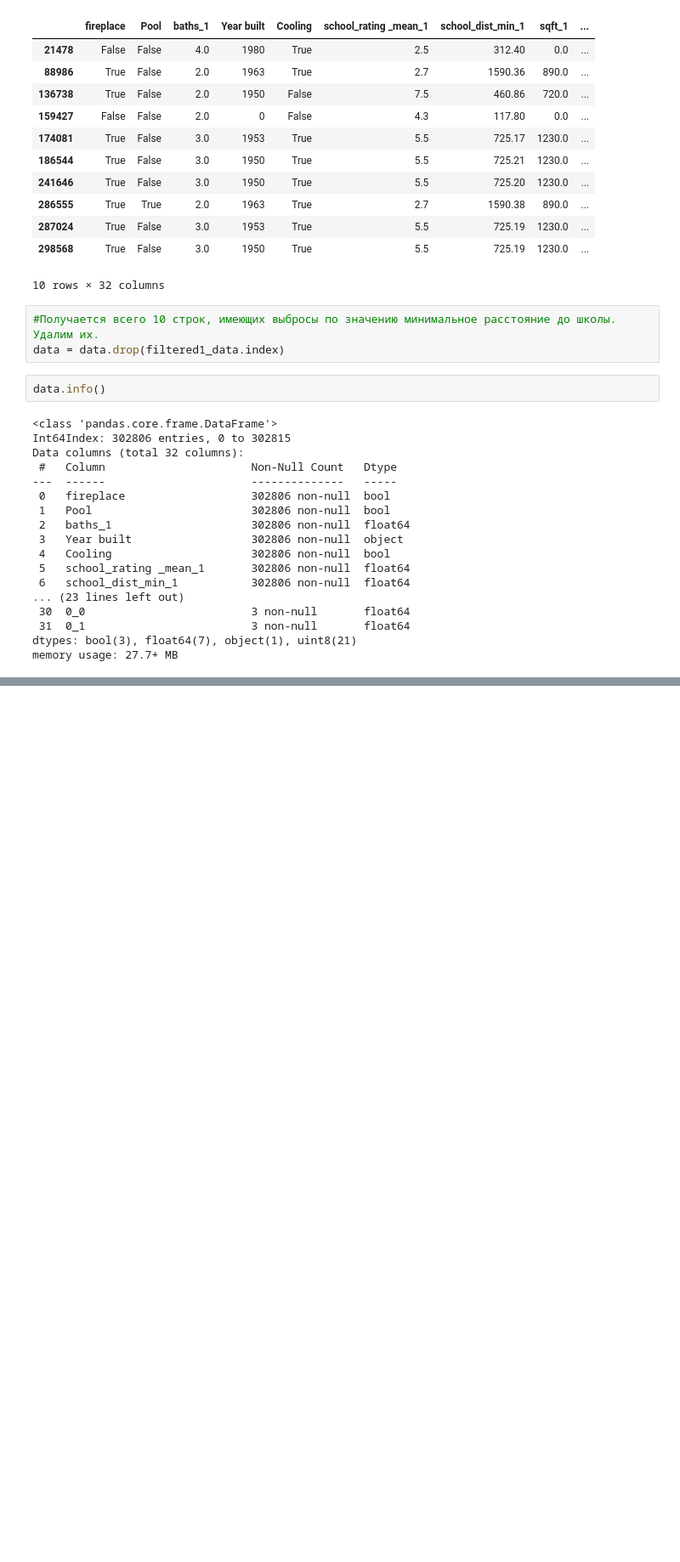
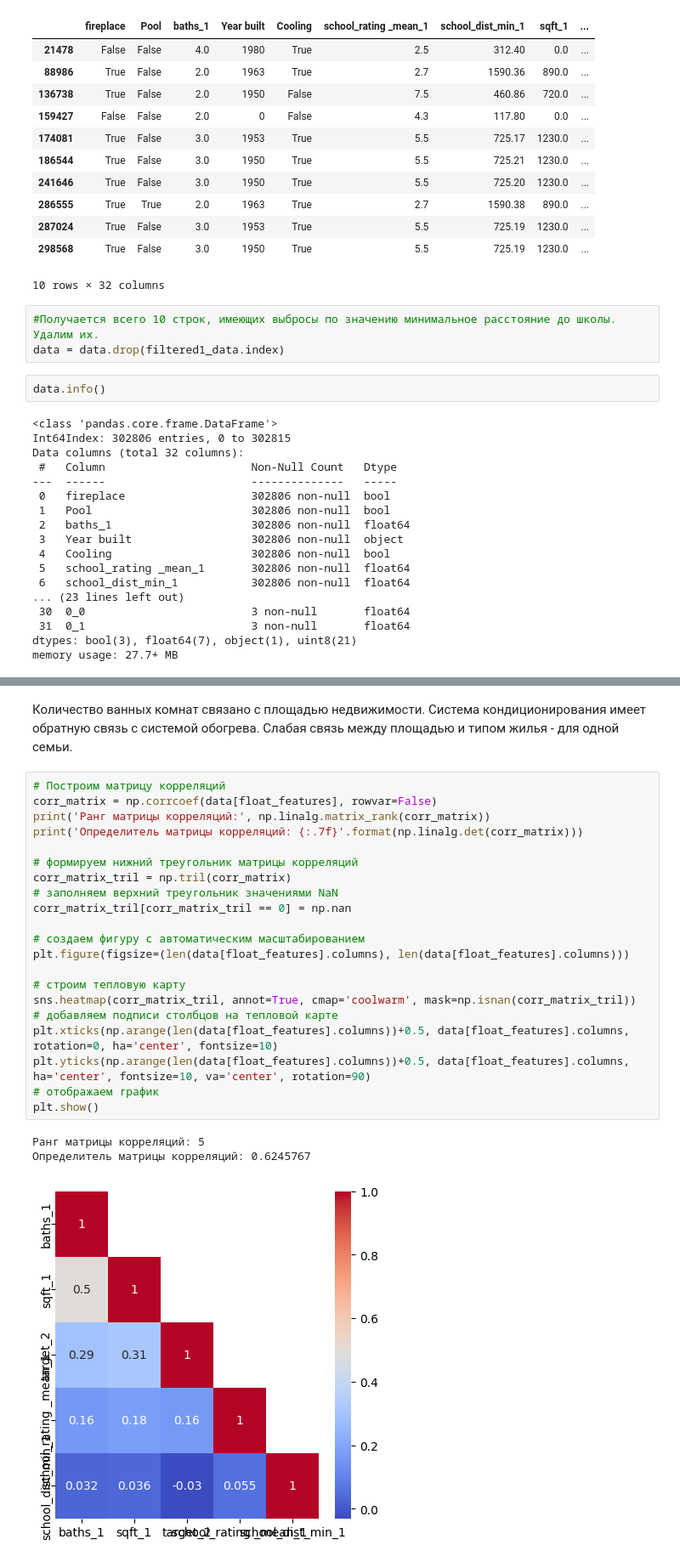
Before and after one commit to IrinaPash268/DiplomSf2, a Jupyter notebook: Diplom_sf_2_2.ipynb, the cells around one changed output, grey strips where cells are left out. Shown at 85% size. Saved outputs shown, nothing was run; the diff lists cells and outputs as text; blank space fills up the shorter version.

```diff
--- a/Diplom_sf_2_2.ipynb
+++ b/Diplom_sf_2_2.ipynb
@@ -2332,0 +2423,29 @@ memory usage: 27.7+ MB
+# %% [markdown]
+Количество ванных комнат связано с площадью недвижимости.
+Система кондиционирования имеет обратную связь с системой обогрева.
+Слабая связь между площадью и типом жилья - для одной семьи.
+# %%
+# Построим матрицу корреляций
+corr_matrix = np.corrcoef(data[float_features], rowvar=False)
+print('Ранг матрицы корреляций:', np.linalg.matrix_rank(corr_matrix))
+print('Определитель матрицы корреляций: {:.7f}'.format(np.linalg.det(corr_matrix)))
+
+# формируем нижний треугольник матрицы корреляций
+corr_matrix_tril = np.tril(corr_matrix)
+# заполняем верхний треугольник значениями NaN
+corr_matrix_tril[corr_matrix_tril == 0] = np.nan
+
+# создаем фигуру с автоматическим масштабированием
+plt.figure(figsize=(len(data[float_features].columns), len(data[float_features].columns)))
+
+# строим тепловую карту
+sns.heatmap(corr_matrix_tril, annot=True, cmap='coolwarm', mask=np.isnan(corr_matrix_tril))
+# добавляем подписи столбцов на тепловой карте
+plt.xticks(np.arange(len(data[float_features].columns))+0.5, data[float_features].columns, rotation=0, ha='center', fontsize=10)
+plt.yticks(np.arange(len(data[float_features].columns))+0.5, data[float_features].columns, ha='center', fontsize=10, va='center', rotation=90)
+# отображаем график
+plt.show()
+# %% [output]
+Ранг матрицы корреляций: 5
+Определитель матрицы корреляций: 0.6245767
+[figure, added]
```
Also changed, not shown: parts of 58 cells of this notebook.
